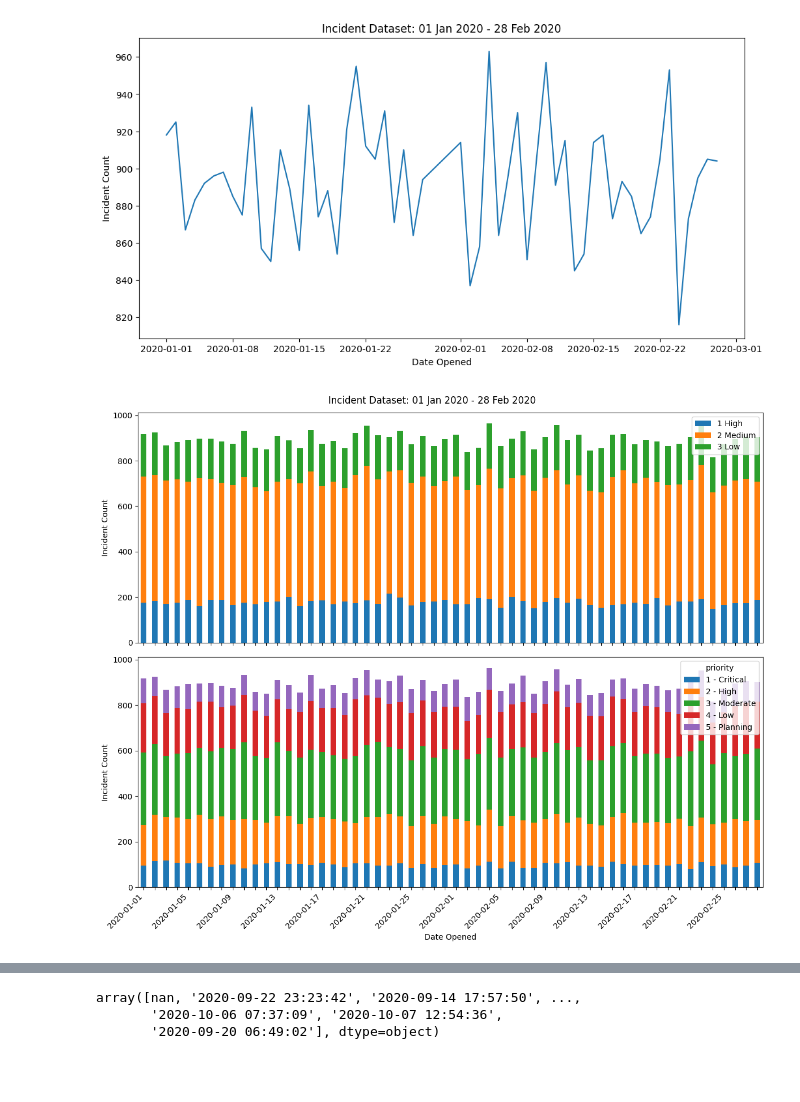
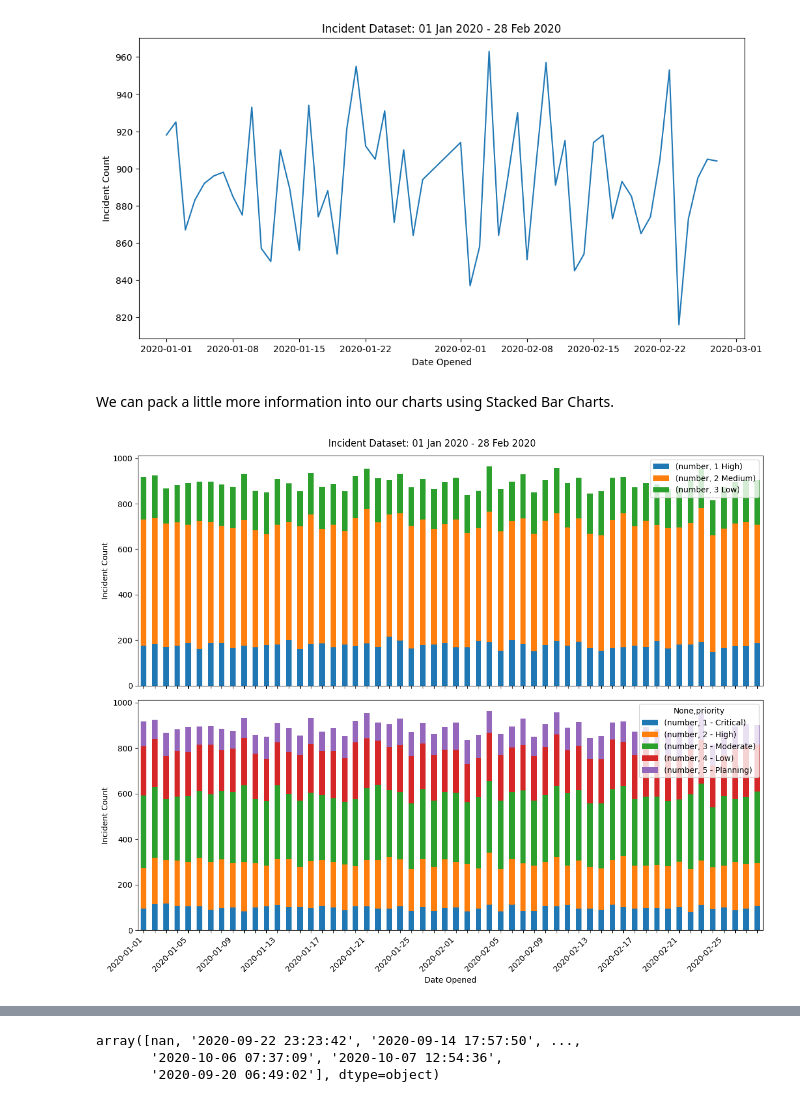
Before and after one commit to brad-do/hs_training, a Jupyter notebook: day2.ipynb, the cells around one changed output, grey strips where cells are left out. Saved outputs shown, nothing was run; the diff lists cells and outputs as text; code cells hidden in the pictures; blank space fills up the shorter version.

```diff
--- a/day2.ipynb
+++ b/day2.ipynb
@@ -102,9 +103,10 @@ df_incidents['category'] = df_incidents.category.astype('category')
 df_incidents['urgency'] = df_incidents.urgency.astype('category')
 df_incidents['priority'] = df_incidents.priority.astype('category')
 
-# adding "date" fields can be helpful later on
+# adding "date" fields can be helpful later on (an easy example of feature engineering)
 df_incidents['opened_at_dt'] = pd.to_datetime(df_incidents.sys_created_on).dt.date
 df_incidents['opened_at_dow'] = pd.to_datetime(df_incidents.sys_created_on).dt.dayofweek
+df_incidents['opened_at_hour'] = pd.to_datetime(df_incidents.sys_created_on).dt.hour
 # %%
 df_incidents.describe()  # this is sometimes called the 5 number summary
 # %% [output]
@@ -126,25 +130,27 @@ _ = ax.set_xlabel('Date Opened')
 _ = ax.set_ylabel('Incident Count')
 # %% [output]
 [figure]
+# %% [markdown]
+We can pack a little more information into our charts using Stacked Bar Charts.
 # %%
 fig, ax = plt.subplots(2, 1, sharex=True, figsize=(12, 10))
 
-_ = df_incidents[['opened_at_dt','urgency','number']].groupby(['opened_at_dt','urgency']).size().unstack().plot(kind='bar', stacked=True, ax=ax[0])
-_ = df_incidents[['opened_at_dt','priority','number']].groupby(['opened_at_dt','priority']).size().unstack().plot(kind='bar', stacked=True, ax=ax[1])
+_ = df_incidents[['opened_at_dt','urgency','number']].groupby(['opened_at_dt','urgency']).count().unstack().plot(kind='bar', stacked=True, ax=ax[0])
+_ = df_incidents[['opened_at_dt','priority','number']].groupby(['opened_at_dt','priority']).count().unstack().plot(kind='bar', stacked=True, ax=ax[1])
 _ = ax[0].set_ylabel('Incident Count')
 _ = ax[0].legend(loc='upper right')
 _ = ax[1].set_xlabel('Date Opened')
 _ = ax[1].set_ylabel('Incident Count')
 
 fig.suptitle(f'Incident Dataset: {df_incidents.opened_at_dt.min():%d %b %Y} - {df_incidents.opened_at_dt.max():%d %b %Y}')
 fig.autofmt_xdate(rotation=45)
 
 # let's thin out the x axis tick labels
 tick_labels = [l.get_text() for l in ax[1].get_xticklabels()]
 new_tick_labels = [''] * len(tick_labels)
 new_tick_labels[::4] = tick_labels[::4]
 _ = ax[1].set_xticklabels(new_tick_labels)
 
 plt.tight_layout()
 # %% [output]
-[figure, old version]
+[figure, new version]
```
Also changed, not shown: parts of 7 cells of this notebook.
